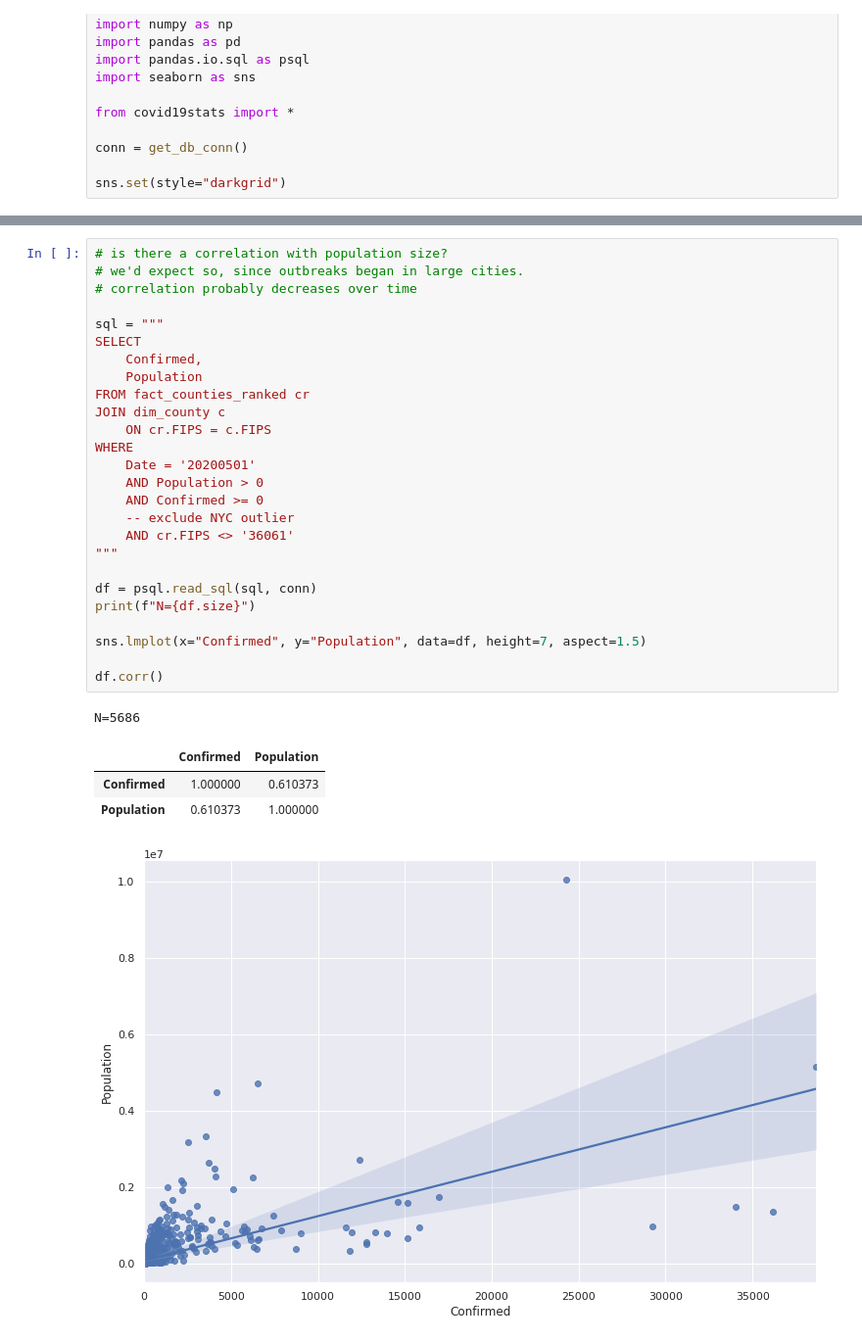
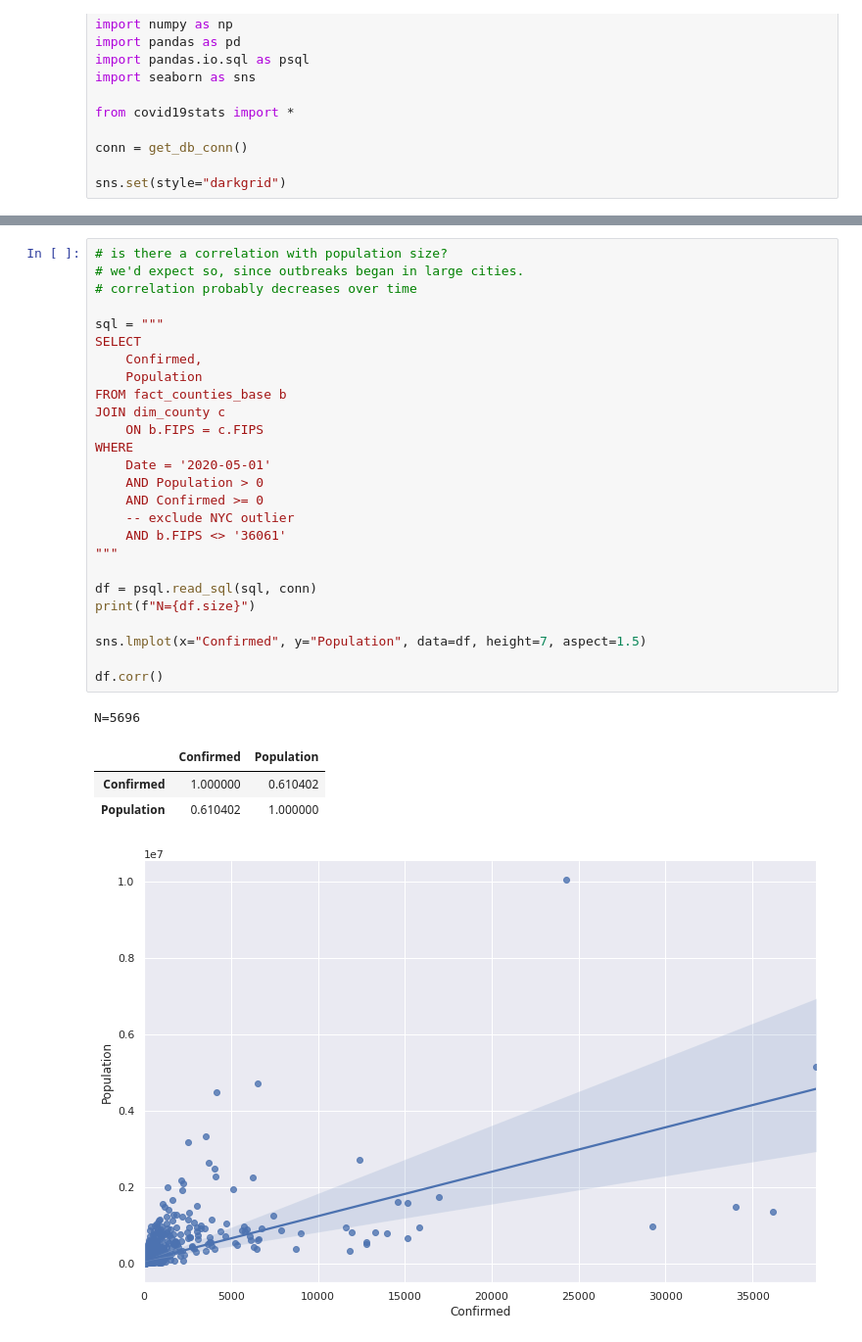
Before and after one commit to codeforkjeff/covid-19-stats, a Jupyter notebook: Exploratory Stuff.ipynb, the cells around one changed output, grey strips where cells are left out. Shown at 98% size. Saved outputs shown, nothing was run; the diff lists cells and outputs as text.

```diff
--- a/Exploratory Stuff.ipynb
+++ b/Exploratory Stuff.ipynb
@@ -44,34 +44,34 @@ N=5696
 # %%
 # is there a correlation with population size?
 # we'd expect so, since outbreaks began in large cities.
 # correlation probably decreases over time
 
 sql = """
 SELECT
     Confirmed,
     Population
-FROM fact_counties_ranked cr
+FROM fact_counties_base b
 JOIN dim_county c
-    ON cr.FIPS = c.FIPS
+    ON b.FIPS = c.FIPS
 WHERE
-    Date = '20200501'
+    Date = '2020-05-01'
     AND Population > 0
     AND Confirmed >= 0
     -- exclude NYC outlier
-    AND cr.FIPS <> '36061'
+    AND b.FIPS <> '36061'
 """
 
 df = psql.read_sql(sql, conn)
 print(f"N={df.size}")
 
 sns.lmplot(x="Confirmed", y="Population", data=df, height=7, aspect=1.5)
 
 df.corr()
 # %% [output]
-N=5686
+N=5696
 |  | Confirmed | Population |
-| Confirmed | 1.000000 | 0.610373 |
-| Population | 0.610373 | 1.000000 |
+| Confirmed | 1.000000 | 0.610402 |
+| Population | 0.610402 | 1.000000 |
 [figure]
 # %%
 # no correlation with median age, which is odd
```
Also changed, not shown: parts of 5 cells of this notebook, 1 other file.
